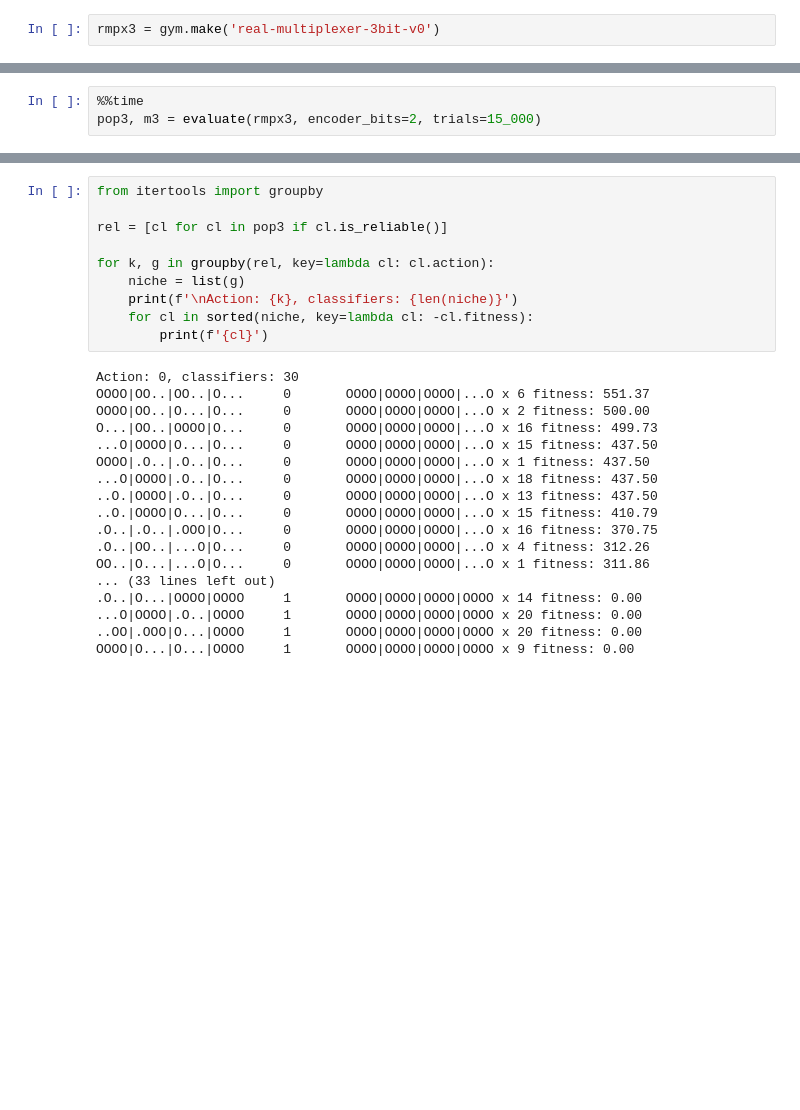
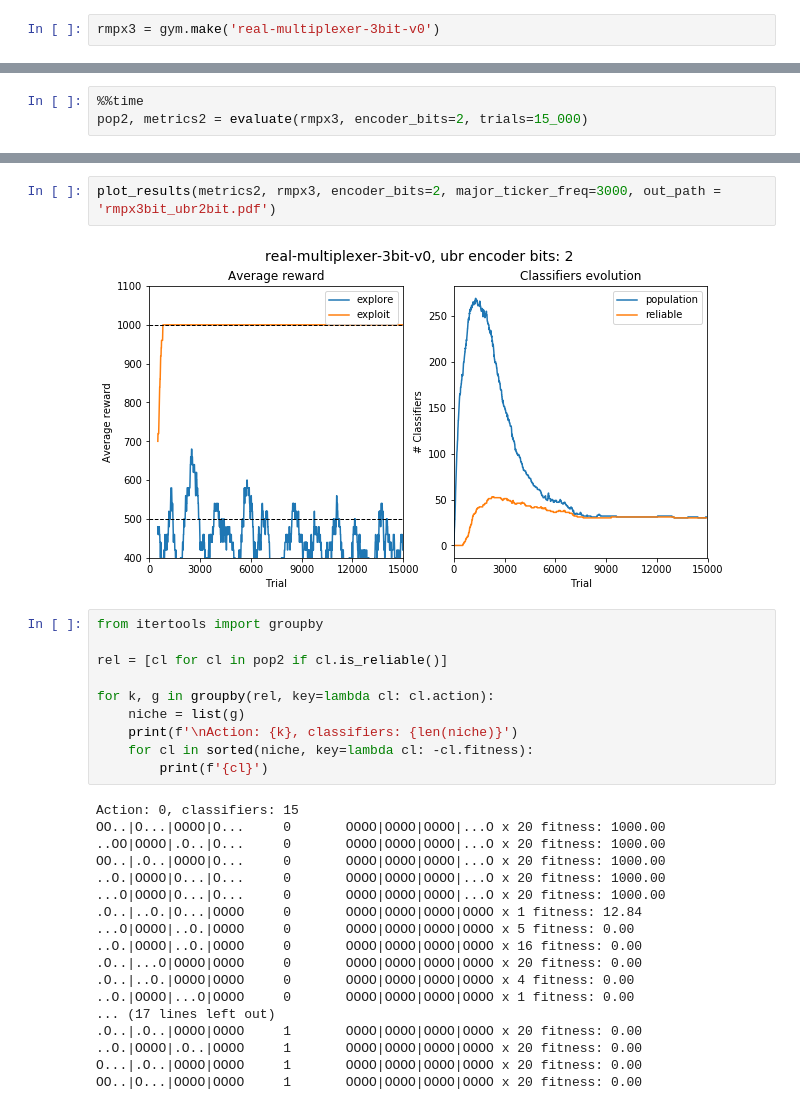
Before and after one commit to ParrotPrediction/pyalcs, a Jupyter notebook: docs/source/notebooks/rACS in Real-Multiplexer.ipynb, the cells around one changed output, grey strips where cells are left out. Cells and saved outputs as stored; diff of their text form; blank space fills up the shorter version.

```diff
--- a/docs/source/notebooks/rACS in Real-Multiplexer.ipynb
+++ b/docs/source/notebooks/rACS in Real-Multiplexer.ipynb
@@ -226,5 +223,5 @@ Wall time: 7.94 s
 # %%
 %%time
-pop3, m3 = evaluate(rmpx3, encoder_bits=2, trials=15_000)
+pop2, metrics2 = evaluate(rmpx3, encoder_bits=2, trials=15_000)
 # %% [output]
 INFO:lcs.agents.Agent:{'trial': 0, 'steps_in_trial': 1, 'reward': 1000, 'population': 1, 'numerosity': 1, 'reliable': 0}
@@ -236,7 +232,11 @@ Wall time: 33.2 s
+# %%
+plot_results(metrics2, rmpx3, encoder_bits=2, major_ticker_freq=3000, out_path = 'rmpx3bit_ubr2bit.pdf')
+# %% [output]
+[figure, added]
 # %%
 from itertools import groupby
 
-rel = [cl for cl in pop3 if cl.is_reliable()]
+rel = [cl for cl in pop2 if cl.is_reliable()]
 
 for k, g in groupby(rel, key=lambda cl: cl.action):
     niche = list(g)
@@ -244,22 +244,22 @@ for k, g in groupby(rel, key=lambda cl: cl.action):
     for cl in sorted(niche, key=lambda cl: -cl.fitness):
         print(f'{cl}')
 # %% [output]
-Action: 0, classifiers: 30
-OOOO|OO..|OO..|O...     0       OOOO|OOOO|OOOO|...O x 6 fitness: 551.37
-OOOO|OO..|O...|O...     0       OOOO|OOOO|OOOO|...O x 2 fitness: 500.00
-O...|OO..|OOOO|O...     0       OOOO|OOOO|OOOO|...O x 16 fitness: 499.73
-...O|OOOO|O...|O...     0       OOOO|OOOO|OOOO|...O x 15 fitness: 437.50
-OOOO|.O..|.O..|O...     0       OOOO|OOOO|OOOO|...O x 1 fitness: 437.50
-...O|OOOO|.O..|O...     0       OOOO|OOOO|OOOO|...O x 18 fitness: 437.50
-..O.|OOOO|.O..|O...     0       OOOO|OOOO|OOOO|...O x 13 fitness: 437.50
-..O.|OOOO|O...|O...     0       OOOO|OOOO|OOOO|...O x 15 fitness: 410.79
-.O..|.O..|.OOO|O...     0       OOOO|OOOO|OOOO|...O x 16 fitness: 370.75
-.O..|OO..|...O|O...     0       OOOO|OOOO|OOOO|...O x 4 fitness: 312.26
-OO..|O...|...O|O...     0       OOOO|OOOO|OOOO|...O x 1 fitness: 311.86
-... (33 lines left out)
-.O..|O...|OOOO|OOOO     1       OOOO|OOOO|OOOO|OOOO x 14 fitness: 0.00
-...O|OOOO|.O..|OOOO     1       OOOO|OOOO|OOOO|OOOO x 20 fitness: 0.00
-..OO|.OOO|O...|OOOO     1       OOOO|OOOO|OOOO|OOOO x 20 fitness: 0.00
-OOOO|O...|O...|OOOO     1       OOOO|OOOO|OOOO|OOOO x 9 fitness: 0.00
+Action: 0, classifiers: 15
+OO..|O...|OOOO|O...     0       OOOO|OOOO|OOOO|...O x 20 fitness: 1000.00
+..OO|OOOO|.O..|O...     0       OOOO|OOOO|OOOO|...O x 20 fitness: 1000.00
+OO..|.O..|OOOO|O...     0       OOOO|OOOO|OOOO|...O x 20 fitness: 1000.00
+..O.|OOOO|O...|O...     0       OOOO|OOOO|OOOO|...O x 20 fitness: 1000.00
+...O|OOOO|O...|O...     0       OOOO|OOOO|OOOO|...O x 20 fitness: 1000.00
+.O..|..O.|O...|OOOO     0       OOOO|OOOO|OOOO|OOOO x 1 fitness: 12.84
+...O|OOOO|..O.|OOOO     0       OOOO|OOOO|OOOO|OOOO x 5 fitness: 0.00
+..O.|OOOO|..O.|OOOO     0       OOOO|OOOO|OOOO|OOOO x 16 fitness: 0.00
+.O..|...O|OOOO|OOOO     0       OOOO|OOOO|OOOO|OOOO x 20 fitness: 0.00
+.O..|..O.|OOOO|OOOO     0       OOOO|OOOO|OOOO|OOOO x 4 fitness: 0.00
+..O.|OOOO|...O|OOOO     0       OOOO|OOOO|OOOO|OOOO x 1 fitness: 0.00
+... (17 lines left out)
+.O..|.O..|OOOO|OOOO     1       OOOO|OOOO|OOOO|OOOO x 20 fitness: 0.00
+..O.|OOOO|.O..|OOOO     1       OOOO|OOOO|OOOO|OOOO x 20 fitness: 0.00
+O...|.O..|OOOO|OOOO     1       OOOO|OOOO|OOOO|OOOO x 20 fitness: 0.00
+OO..|O...|OOOO|OOOO     1       OOOO|OOOO|OOOO|OOOO x 20 fitness: 0.00
 # %%
 %%time
```
Also changed, not shown: parts of 20 cells of this notebook, 1 other file.
